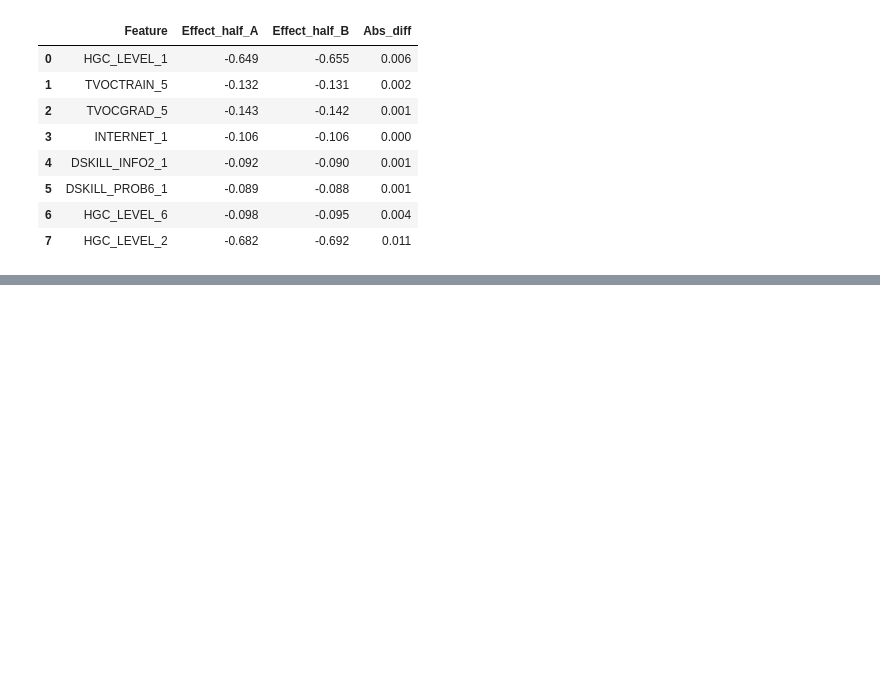
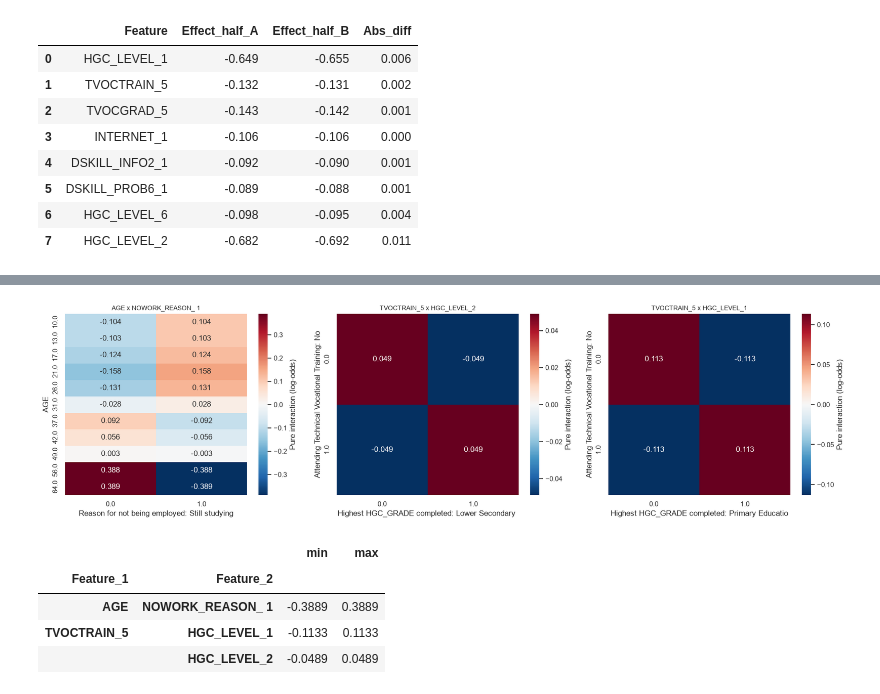
Before and after one commit to Chobi321/STAT299-FLEMMS-PMDSA, a Jupyter notebook: 02_xgboost_xai/ALE_leakage_audit.ipynb, the cells around one changed output, grey strips where cells are left out. Saved outputs shown, nothing was run; the diff lists cells and outputs as text; code cells hidden in the pictures; blank space fills up the shorter version.

```diff
--- a/02_xgboost_xai/ALE_leakage_audit.ipynb
+++ b/02_xgboost_xai/ALE_leakage_audit.ipynb
@@ -459,0 +594,70 @@ stab.round(3)
+# %%
+def ale_edges(x, K):
+    u = np.unique(x)
+    return u if len(u) <= 2 else np.unique(np.quantile(x, np.linspace(0, 1, K + 1)))
+
+def ale_2d(mdl, frame, wts, cols, f1, f2, K=10):
+    x1, x2 = frame[f1].to_numpy(float), frame[f2].to_numpy(float)
+    e1, e2 = ale_edges(x1, K), ale_edges(x2, K)
+    i1 = np.clip(np.searchsorted(e1, x1, side='left') - 1, 0, len(e1) - 2)
+    i2 = np.clip(np.searchsorted(e2, x2, side='left') - 1, 0, len(e2) - 2)
+    def at(v1, v2):
+        Z = frame[cols].copy(); Z[f1] = v1; Z[f2] = v2
+        return margin(mdl, Z, cols)
+    d = (at(e1[i1 + 1], e2[i2 + 1]) - at(e1[i1], e2[i2 + 1])
+         - at(e1[i1 + 1], e2[i2]) + at(e1[i1], e2[i2]))
+    n1, n2 = len(e1) - 1, len(e2) - 1
+    cell = i1 * n2 + i2
+    sw = np.bincount(cell, wts, n1 * n2).reshape(n1, n2)
+    # ponytail: empty cells add 0 instead of ALEPlot's nearest-neighbour fill; fine while every cell has rows
+    dm = np.bincount(cell, wts * d, n1 * n2).reshape(n1, n2) / np.maximum(sw, 1e-12)
+    fJ = np.zeros((n1 + 1, n2 + 1)); fJ[1:, 1:] = dm.cumsum(0).cumsum(1)
+    # remove the first-order effects so only the pure interaction remains
+    h1 = ((fJ[1:, :-1] - fJ[:-1, :-1] + fJ[1:, 1:] - fJ[:-1, 1:]) / 2 * sw).sum(1) / np.maximum(sw.sum(1), 1e-12)
+    h2 = ((fJ[:-1, 1:] - fJ[:-1, :-1] + fJ[1:, 1:] - fJ[1:, :-1]) / 2 * sw).sum(0) / np.maximum(sw.sum(0), 1e-12)
+    fJ = fJ - np.r_[0, h1.cumsum()][:, None] - np.r_[0, h2.cumsum()][None, :]
+    cell_mean = (fJ[:-1, :-1] + fJ[1:, :-1] + fJ[:-1, 1:] + fJ[1:, 1:]) / 4
+    return e1, e2, fJ - (cell_mean * sw).sum() / sw.sum()
+
+SUPPORT_MIN = 0.001   # smallest weighted share any 2D ALE cell may hold
+
+def joint_support(a, b):
+    """Weighted share of test rows in each 2D ALE cell; age on the rows."""
+    if b == 'AGE': a, b = b, a
+    cut = lambda f: (pd.cut(Xs[f], ale_edges(Xs[f].to_numpy(float), 10), include_lowest=True)
+                     if Xs[f].nunique() > 2 else Xs[f])
+    t = pd.crosstab(cut(a), cut(b), values=wte, aggfunc='sum', normalize=True).fillna(0)
+    return a, b, t
+
+support = {(a, b): joint_support(a, b) for a, b in zip(h_df['Feature_A'], h_df['Feature_B'])}
+h_df['Min_cell_share'] = [support[k][2].to_numpy().min() for k in zip(h_df['Feature_A'], h_df['Feature_B'])]
+h_df['Supported'] = h_df['Min_cell_share'] >= SUPPORT_MIN
+h_df.to_csv('friedman_h_pairs.csv', index=False)
+pd.concat([t.stack().rename('share').reset_index(names=['x1', 'x2']).assign(Feature_1=a, Feature_2=b)
+           for a, b, t in support.values()], ignore_index=True)[
+    ['Feature_1', 'Feature_2', 'x1', 'x2', 'share']].to_csv('ale_2d_support.csv', index=False)
+print(h_df[['Feature_A', 'Feature_B', 'H2', 'Min_cell_share', 'Supported']].round(4).to_string(index=False))
+
+ok = h_df[h_df['Supported']]
+top_pairs = list(zip(ok['Feature_A'].head(3), ok['Feature_B'].head(3)))
+assert top_pairs, 'no candidate pair has full joint support'
+
+fig, axes = plt.subplots(1, len(top_pairs), figsize=(6 * len(top_pairs), 5))
+long = []
+for ax, (a, b) in zip(np.atleast_1d(axes), top_pairs):
+    a, b, t = support[(a, b)]          # age on the rows
+    e1, e2, fJ = ale_2d(model, Xs, wte, final_cols, a, b)
+    print(f'\n{a} x {b}: weighted joint support'); print(t.round(4).to_string())
+    grid = pd.DataFrame(fJ, index=np.round(e1, 1), columns=np.round(e2, 1))
+    sns.heatmap(grid, ax=ax, cmap='RdBu_r', center=0, annot=fJ.size <= 30, fmt='.3f',
+                cbar_kws={'label': 'Pure interaction (log-odds)'})
+    ax.set_xlabel(names.get(b, b)[:45]); ax.set_ylabel(names.get(a, a)[:45])
+    ax.set_title(f'{a} x {b}', fontsize=10)
+    long.append(grid.stack().rename('ale').rename_axis(['x1', 'x2']).reset_index().assign(Feature_1=a, Feature_2=b))
+plt.tight_layout()
+plt.savefig(f'{FIG_DIR}/ale_2d_top_pairs.png', dpi=150, bbox_inches='tight')
+plt.show()
+ale2d = pd.concat(long, ignore_index=True)[['Feature_1', 'Feature_2', 'x1', 'x2', 'ale']]
+ale2d.to_csv('ale_2d_values.csv', index=False)
+ale2d.groupby(['Feature_1', 'Feature_2'])['ale'].agg(['min', 'max']).round(4)
+# %% [output]
@@ -459,0 +681,6 @@ stab.round(3)
+[figure, added]
+|  |  | min | max |
+| Feature_1 | Feature_2 |  |  |
+| AGE | NOWORK_REASON_ 1 | -0.3889 | 0.3889 |
+| TVOCTRAIN_5 | HGC_LEVEL_1 | -0.1133 | 0.1133 |
+|  | HGC_LEVEL_2 | -0.0489 | 0.0489 |
```
Also changed, not shown: parts of 6 cells of this notebook, 9 other files.
